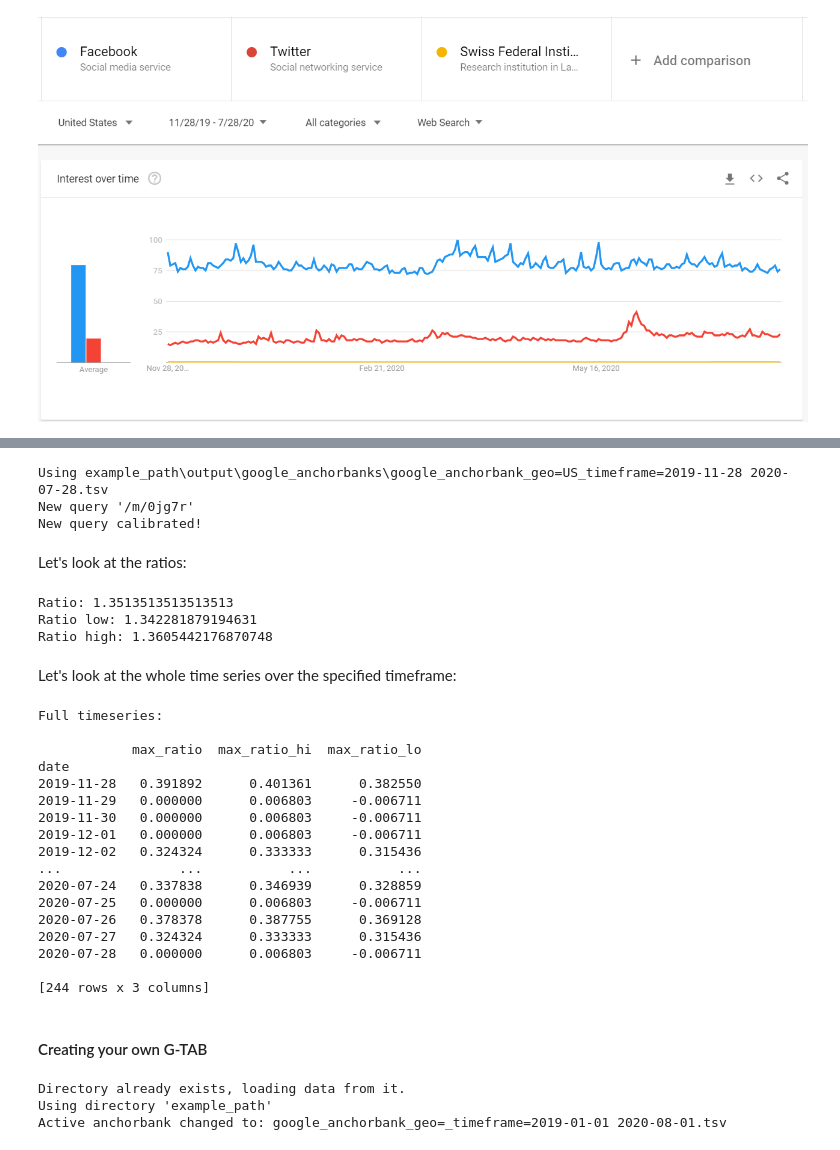
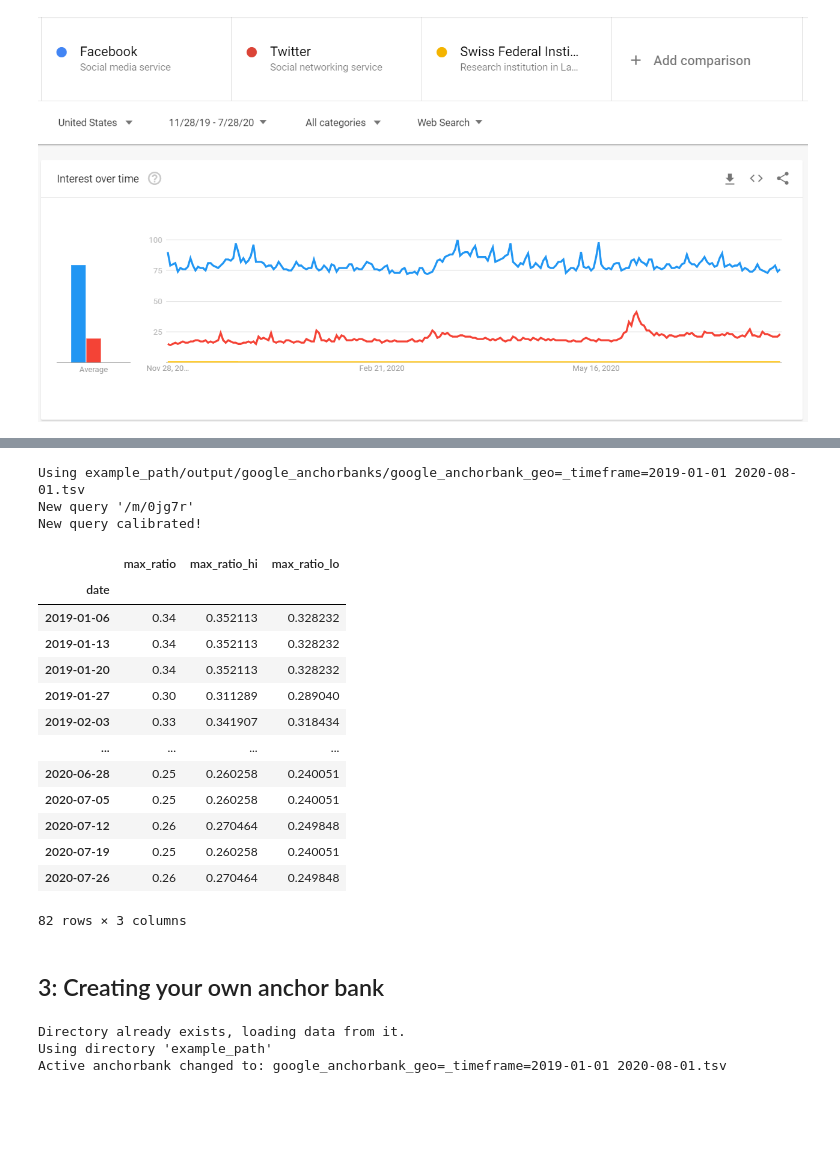
Before and after one commit to epfl-dlab/GoogleTrendsAnchorBank, a Jupyter notebook: example/example_python.ipynb, the cells around one changed output, grey strips where cells are left out. Drawn from its saved outputs; the diff is of its cells as text; code cells hidden in the pictures; blank space fills up the shorter version.

Commit message:
Finishes examples, re-changes logo!

```diff
--- a/example/example.ipynb
+++ b/example/example_python.ipynb
@@ -48,3 +39,3 @@ Now we need to select which G-TAB to use. This will automatically get the config
 # %%
-t.set_active_gtab("google_anchorbank_geo=US_timeframe=2019-11-28 2020-07-28.tsv")
+t.set_active_gtab("google_anchorbank_geo=IT_timeframe=2019-01-01 2020-08-01.tsv")
 # %% [output]
@@ -71,0 +45,2 @@ Now we can request a new query and calibrate it using our selected G-TAB!
+# %%
+t.set_active_gtab("google_anchorbank_geo=_timeframe=2019-01-01 2020-08-01.tsv")
@@ -72,43 +54,26 @@ Now we can request a new query and calibrate it using our selected G-TAB!
 # %%
-mid = "/m/0jg7r" # freebase code for EPFl
+mid = "/m/0jg7r" # freebase code for EPFL
 nq_res= t.new_query(mid)
+nq_res
 # %% [output]
-Using example_path\output\google_anchorbanks\google_anchorbank_geo=US_timeframe=2019-11-28 2020-07-28.tsv
+Using example_path/output/google_anchorbanks/google_anchorbank_geo=_timeframe=2019-01-01 2020-08-01.tsv
 New query '/m/0jg7r'
 New query calibrated!
+|  | max_ratio | max_ratio_hi | max_ratio_lo |
+| date |  |  |  |
+| 2019-01-06 | 0.34 | 0.352113 | 0.328232 |
+| 2019-01-13 | 0.34 | 0.352113 | 0.328232 |
+| 2019-01-20 | 0.34 | 0.352113 | 0.328232 |
+| 2019-01-27 | 0.30 | 0.311289 | 0.289040 |
+| 2019-02-03 | 0.33 | 0.341907 | 0.318434 |
+| ... | ... | ... | ... |
+| 2020-06-28 | 0.25 | 0.260258 | 0.240051 |
+| 2020-07-05 | 0.25 | 0.260258 | 0.240051 |
+| 2020-07-12 | 0.26 | 0.270464 | 0.249848 |
+| 2020-07-19 | 0.25 | 0.260258 | 0.240051 |
+| 2020-07-26 | 0.26 | 0.270464 | 0.249848 |
+82 rows × 3 columns
-# %% [markdown]
-Let's look at the ratios:
-# %%
-print(f'Ratio: {nq_res["max_ratio"]}')
-print(f'Ratio low: {nq_res["max_ratio_lo"]}')
-print(f'Ratio high: {nq_res["max_ratio_hi"]}')
-# %% [output]
-Ratio: 1.3513513513513513
-Ratio low: 1.342281879194631
-Ratio high: 1.3605442176870748
-# %% [markdown]
-Let's look at the whole time series over the specified timeframe:
-# %%
-print(f'Full timeseries:\n\n{nq_res["ts"]}\n')
-# %% [output]
-Full timeseries:
-
-            max_ratio  max_ratio_hi  max_ratio_lo
-date
-2019-11-28   0.391892      0.401361      0.382550
-2019-11-29   0.000000      0.006803     -0.006711
-2019-11-30   0.000000      0.006803     -0.006711
-2019-12-01   0.000000      0.006803     -0.006711
-2019-12-02   0.324324      0.333333      0.315436
-...               ...           ...           ...
-2020-07-24   0.337838      0.346939      0.328859
-2020-07-25   0.000000      0.006803     -0.006711
-2020-07-26   0.378378      0.387755      0.369128
-2020-07-27   0.324324      0.333333      0.315436
-2020-07-28   0.000000      0.006803     -0.006711
-
-[244 rows x 3 columns]
 # %% [markdown]
-#### Creating your own G-TAB
+## 3: Creating your own anchor bank
 # %%
 my_path = "example_path"
```
Also changed, not shown: parts of 37 cells of this notebook, 3 other files.
